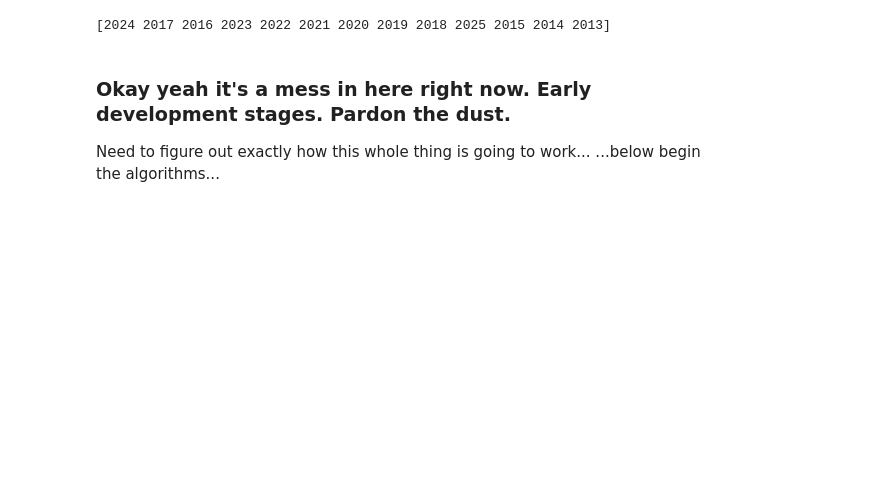
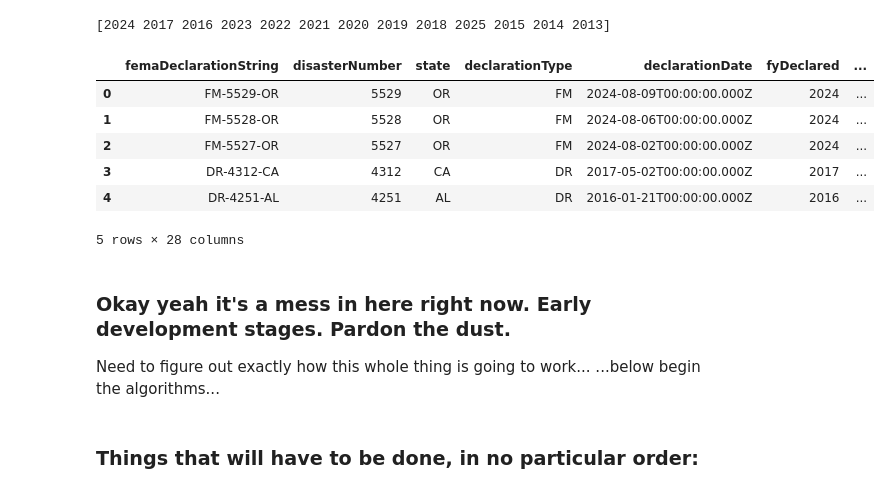
Before and after one commit to AlderMaps/arcgis-api-python, a Jupyter notebook: Disaster_Declarations_Dashboard.ipynb, the cells around one changed output. Drawn from its saved outputs; the diff is of its cells as text; code cells hidden in the pictures; blank space fills up the shorter version.

Commit message:
Add markdown, add columns to df
Added a bunch of thought-dump markdown on the broader algorithm and added the full fips code and full tribal code columns to pd df

```diff
--- a/Disaster_Declarations_Dashboard.ipynb
+++ b/Disaster_Declarations_Dashboard.ipynb
@@ -91,6 +91,6 @@ metadata, {'skip': 0, 'filter': 'fyDeclared ge 2013', 'orderby': '', 'select': N
 DisasterDeclarationsSummaries, [{'femaDeclarationString': 'FM-5529-OR', 'disasterNumber': 5529, 'state': 'OR', 'declarationType': 'FM', 'declarationDate': '2024-08-09T00:00:00.000Z', 'fyDeclared': 202 ...
 # %%
 # Okay so after a little digging I really only need the following (leave out the metadata)
-summaries = pd.DataFrame(data["DisasterDeclarationsSummaries"])
+summaries_df = pd.DataFrame(data["DisasterDeclarationsSummaries"])
 # %%
 # Check my years
@@ -98,6 +98,18 @@ print(summaries["fyDeclared"].unique())
 # %% [output]
 [2024 2017 2016 2023 2022 2021 2020 2019 2018 2025 2015 2014 2013]
+# %%
+summaries_df.head()
+# %% [output]
+|  | femaDeclarationString | disasterNumber | state | declarationType | declarationDate | fyDeclared | ... |
+| 0 | FM-5529-OR | 5529 | OR | FM | 2024-08-09T00:00:00.000Z | 2024 | ... |
+| 1 | FM-5528-OR | 5528 | OR | FM | 2024-08-06T00:00:00.000Z | 2024 | ... |
+| 2 | FM-5527-OR | 5527 | OR | FM | 2024-08-02T00:00:00.000Z | 2024 | ... |
+| 3 | DR-4312-CA | 4312 | CA | DR | 2017-05-02T00:00:00.000Z | 2017 | ... |
+| 4 | DR-4251-AL | 4251 | AL | DR | 2016-01-21T00:00:00.000Z | 2016 | ... |
+5 rows × 28 columns
 # %% [markdown]
 ### Okay yeah it's a mess in here right now. Early development stages. Pardon the dust.
 Need to figure out exactly how this whole thing is going to work...
 ...below begin the algorithms...
+# %% [markdown]
+### Things that will have to be done, in no particular order:
```
Also changed, not shown: parts of 9 cells of this notebook.
